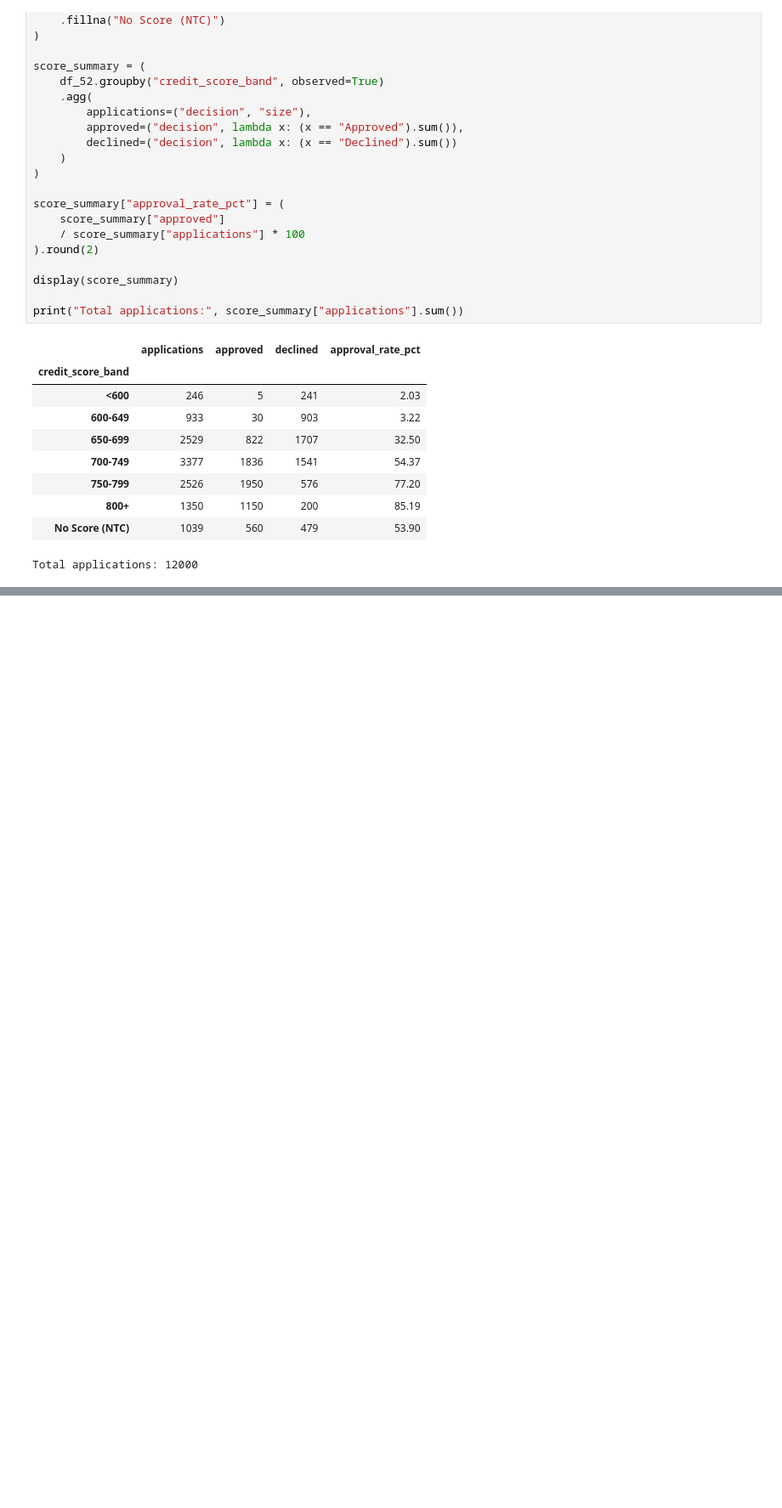
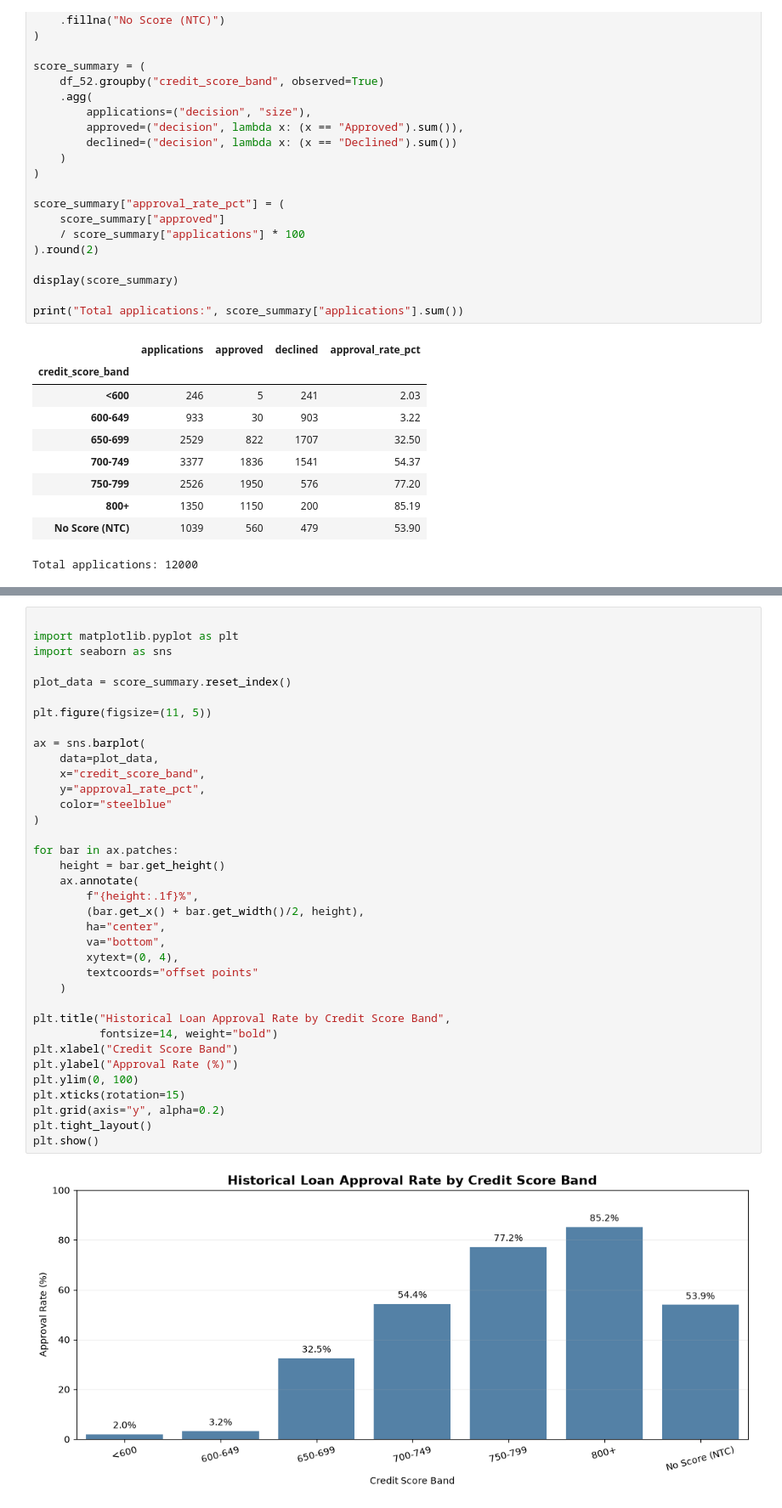
Before and after one commit to harshithkatta04-blip/credit-prescreening-ml, a Jupyter notebook: notebooks/01_credit_prescreening.ipynb, the cells around one changed output, grey strips where cells are left out. Shown at 85% size. Drawn from its saved outputs; the diff is of its cells as text; blank space fills up the shorter version.

Commit message:
Complete credit pre-screening ML project and validation audit

```diff
--- a/notebooks/01_credit_prescreening.ipynb
+++ b/notebooks/01_credit_prescreening.ipynb
@@ -1347,0 +1465,38 @@ Total applications: 12000
+# %%
+
+import matplotlib.pyplot as plt
+import seaborn as sns
+
+plot_data = score_summary.reset_index()
+
+plt.figure(figsize=(11, 5))
+
+ax = sns.barplot(
+    data=plot_data,
+    x="credit_score_band",
+    y="approval_rate_pct",
+    color="steelblue"
+)
+
+for bar in ax.patches:
+    height = bar.get_height()
+    ax.annotate(
+        f"{height:.1f}%",
+        (bar.get_x() + bar.get_width()/2, height),
+        ha="center",
+        va="bottom",
+        xytext=(0, 4),
+        textcoords="offset points"
+    )
+
+plt.title("Historical Loan Approval Rate by Credit Score Band",
+          fontsize=14, weight="bold")
+plt.xlabel("Credit Score Band")
+plt.ylabel("Approval Rate (%)")
+plt.ylim(0, 100)
+plt.xticks(rotation=15)
+plt.grid(axis="y", alpha=0.2)
+plt.tight_layout()
+plt.show()
+# %% [output]
+[figure, added]
```
Also changed, not shown: parts of 66 cells of this notebook, 3 other files.
